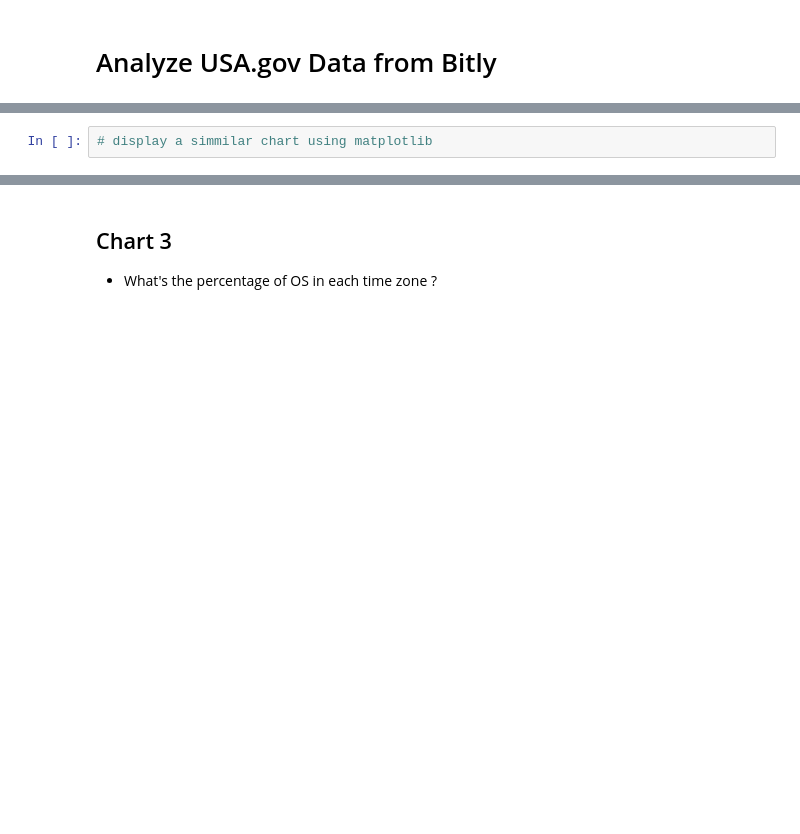
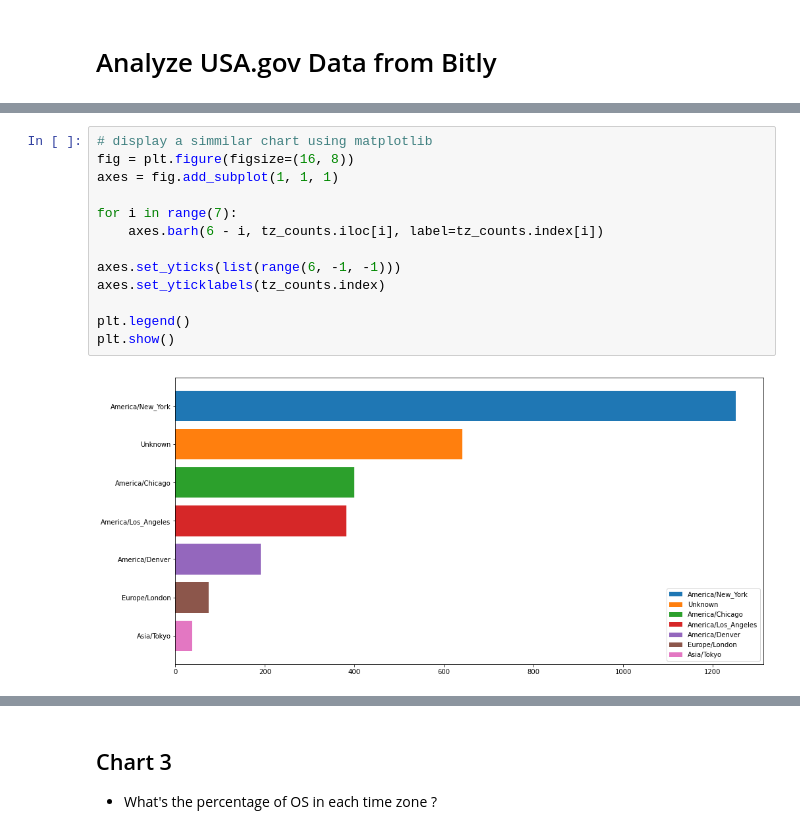
Before and after one commit to OmarInCS/data-analysis-visulization-python, a Jupyter notebook: week2/day5/lesson-8-usagov-example.ipynb, the cells around one changed output, grey strips where cells are left out. Saved outputs shown, nothing was run; the diff lists cells and outputs as text; blank space fills up the shorter version.

```diff
--- a/week2/day5/lesson-8-usagov-example.ipynb
+++ b/week2/day5/lesson-8-usagov-example.ipynb
@@ -22,7 +77,20 @@
 # %% [markdown]
 ![](timezone_freq_h.png)
-# %%
-# display a simmilar chart using matplotlib
+# %%
+# display a simmilar chart using matplotlib
+fig = plt.figure(figsize=(16, 8))
+axes = fig.add_subplot(1, 1, 1)
+
+for i in range(7):
+    axes.barh(6 - i, tz_counts.iloc[i], label=tz_counts.index[i])
+
+axes.set_yticks(list(range(6, -1, -1)))
+axes.set_yticklabels(tz_counts.index)
+
+plt.legend()
+plt.show()
+# %% [output]
+[figure, added]
 # %% [markdown]
 ![](timezone_freq_sns.png)
 # %%
```
Also changed, not shown: parts of 23 cells of this notebook, 7 other files.
